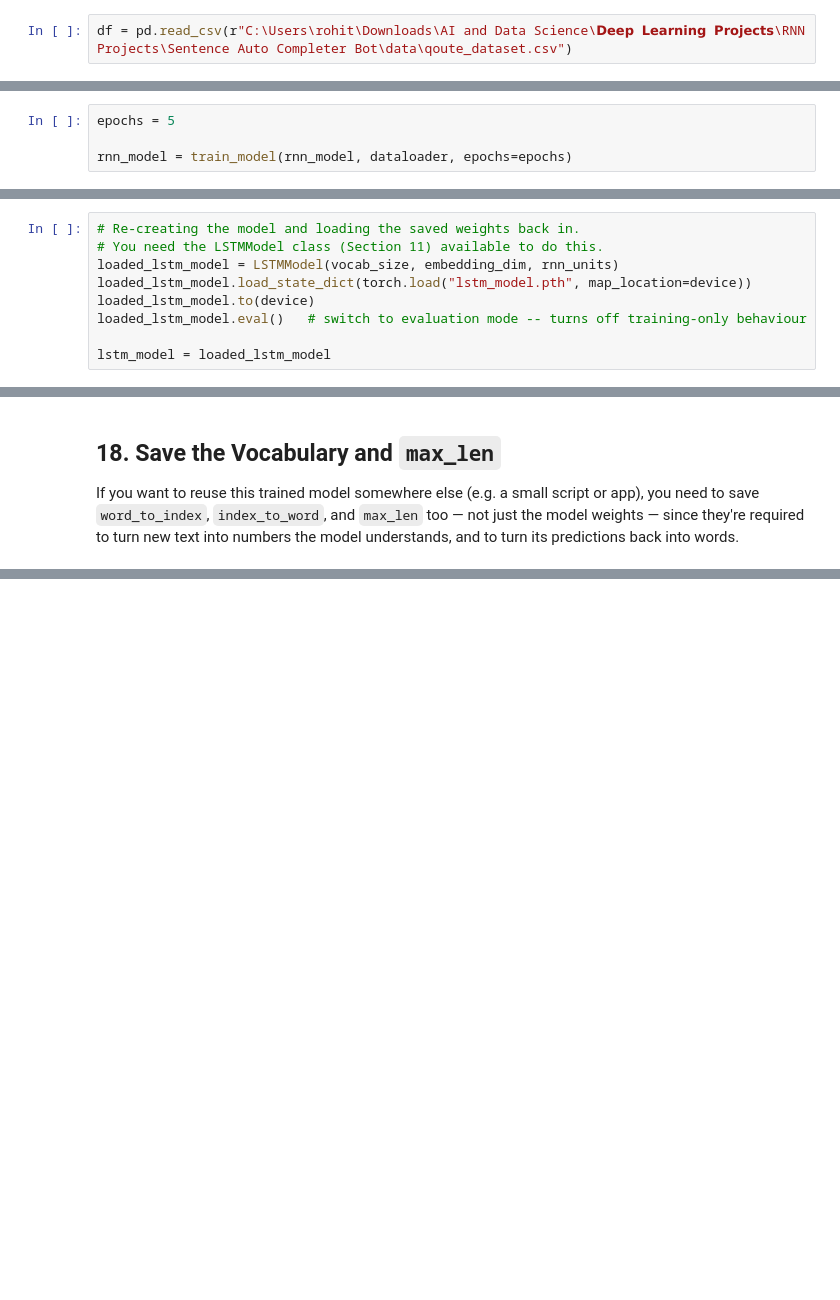
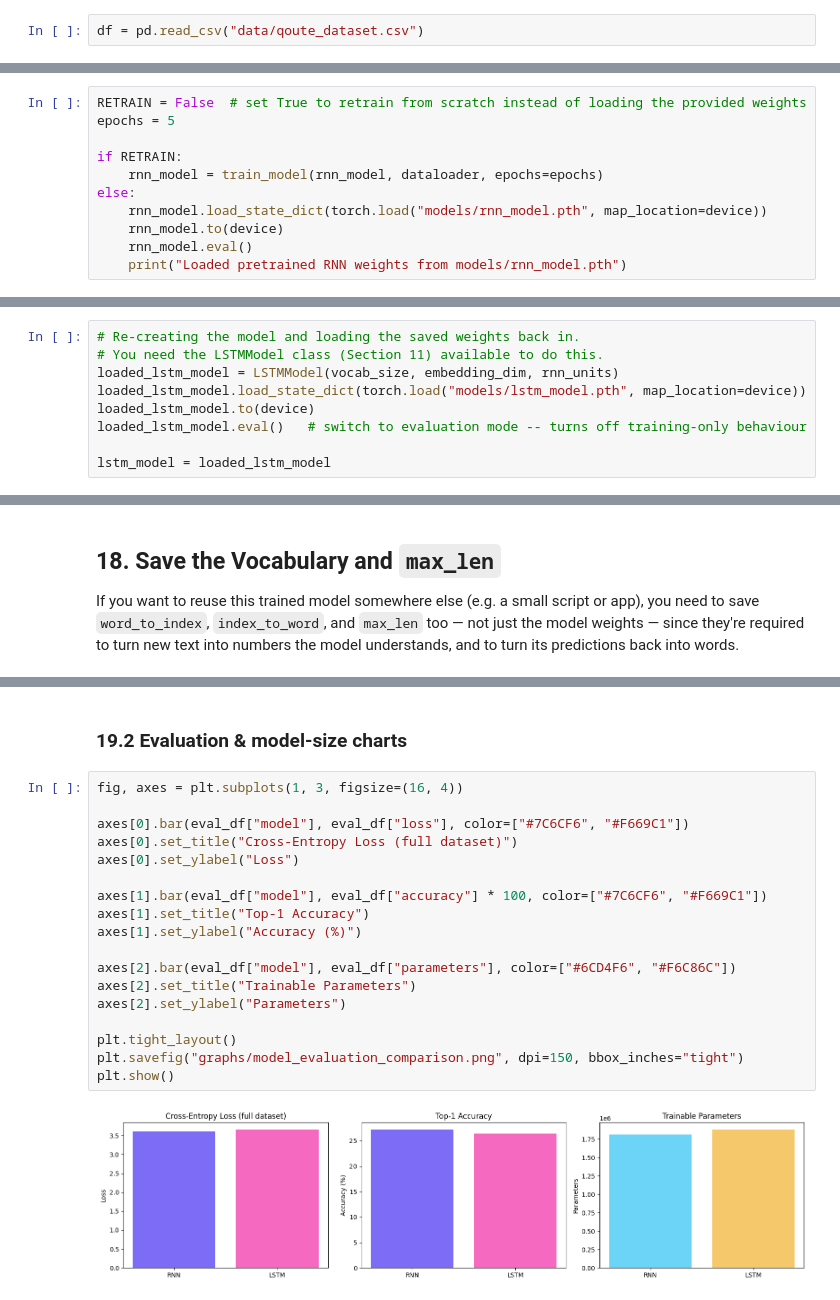
Before and after one commit to Rohit-coder-py/AI-Engineering-Notebooks, a Jupyter notebook: 𝗗𝗲𝗲𝗽 𝗟𝗲𝗮𝗿𝗻𝗶𝗻𝗴 𝗣𝗿𝗼𝗷𝗲𝗰𝘁𝘀/RNN Projects/Sentence Auto Completer Bot/notebook/quote_next_word_predictor.ipynb, the cells around one changed output, grey strips where cells are left out. Drawn from its saved outputs; the diff is of its cells as text; blank space fills up the shorter version.

Commit message:
Sentence Autocompleter bot is complete

```diff
--- a/𝗗𝗲𝗲𝗽 𝗟𝗲𝗮𝗿𝗻𝗶𝗻𝗴 𝗣𝗿𝗼𝗷𝗲𝗰𝘁𝘀/RNN Projects/Sentence Auto Completer Bot/notebook/quote_next_word_predictor.ipynb
+++ b/𝗗𝗲𝗲𝗽 𝗟𝗲𝗮𝗿𝗻𝗶𝗻𝗴 𝗣𝗿𝗼𝗷𝗲𝗰𝘁𝘀/RNN Projects/Sentence Auto Completer Bot/notebook/quote_next_word_predictor.ipynb
@@ -27,7 +27,7 @@ Using device: cpu
 
 Nothing changes here — loading a CSV with `pandas` works the same way regardless of which deep learning library you use later.
 # %%
-df = pd.read_csv(r"C:\Users\rohit\Downloads\AI and Data Science\𝗗𝗲𝗲𝗽 𝗟𝗲𝗮𝗿𝗻𝗶𝗻𝗴 𝗣𝗿𝗼𝗷𝗲𝗰𝘁𝘀\RNN Projects\Sentence Auto Completer Bot\data\qoute_dataset.csv")
+df = pd.read_csv("data/qoute_dataset.csv")
 # %%
 df.head()
 # %% [output]
@@ -374,4 +374,11 @@ A note before you run this: with `vocab_size = 10000`, training can be slow on a
 # %%
+RETRAIN = False  # set True to retrain from scratch instead of loading the provided weights
 epochs = 5
 
-rnn_model = train_model(rnn_model, dataloader, epochs=epochs)
+if RETRAIN:
+    rnn_model = train_model(rnn_model, dataloader, epochs=epochs)
+else:
+    rnn_model.load_state_dict(torch.load("models/rnn_model.pth", map_location=device))
+    rnn_model.to(device)
+    rnn_model.eval()
+    print("Loaded pretrained RNN weights from models/rnn_model.pth")
@@ -391,7 +414,7 @@ torch.save(lstm_model.state_dict(), "lstm_model.pth")
 # Re-creating the model and loading the saved weights back in.
 # You need the LSTMModel class (Section 11) available to do this.
 loaded_lstm_model = LSTMModel(vocab_size, embedding_dim, rnn_units)
-loaded_lstm_model.load_state_dict(torch.load("lstm_model.pth", map_location=device))
+loaded_lstm_model.load_state_dict(torch.load("models/lstm_model.pth", map_location=device))
 loaded_lstm_model.to(device)
 loaded_lstm_model.eval()   # switch to evaluation mode -- turns off training-only behaviour
 
@@ -455,0 +535,22 @@ with open("max_len.pkl", "wb") as f:
+# %% [markdown]
+### 19.2 Evaluation & model-size charts
+# %%
+fig, axes = plt.subplots(1, 3, figsize=(16, 4))
+
+axes[0].bar(eval_df["model"], eval_df["loss"], color=["#7C6CF6", "#F669C1"])
+axes[0].set_title("Cross-Entropy Loss (full dataset)")
+axes[0].set_ylabel("Loss")
+
+axes[1].bar(eval_df["model"], eval_df["accuracy"] * 100, color=["#7C6CF6", "#F669C1"])
+axes[1].set_title("Top-1 Accuracy")
+axes[1].set_ylabel("Accuracy (%)")
+
+axes[2].bar(eval_df["model"], eval_df["parameters"], color=["#6CD4F6", "#F6C86C"])
+axes[2].set_title("Trainable Parameters")
+axes[2].set_ylabel("Parameters")
+
+plt.tight_layout()
+plt.savefig("graphs/model_evaluation_comparison.png", dpi=150, bbox_inches="tight")
+plt.show()
+# %% [output]
+[figure, added]
```
Also changed, not shown: parts of 23 cells of this notebook, 19 other files.
